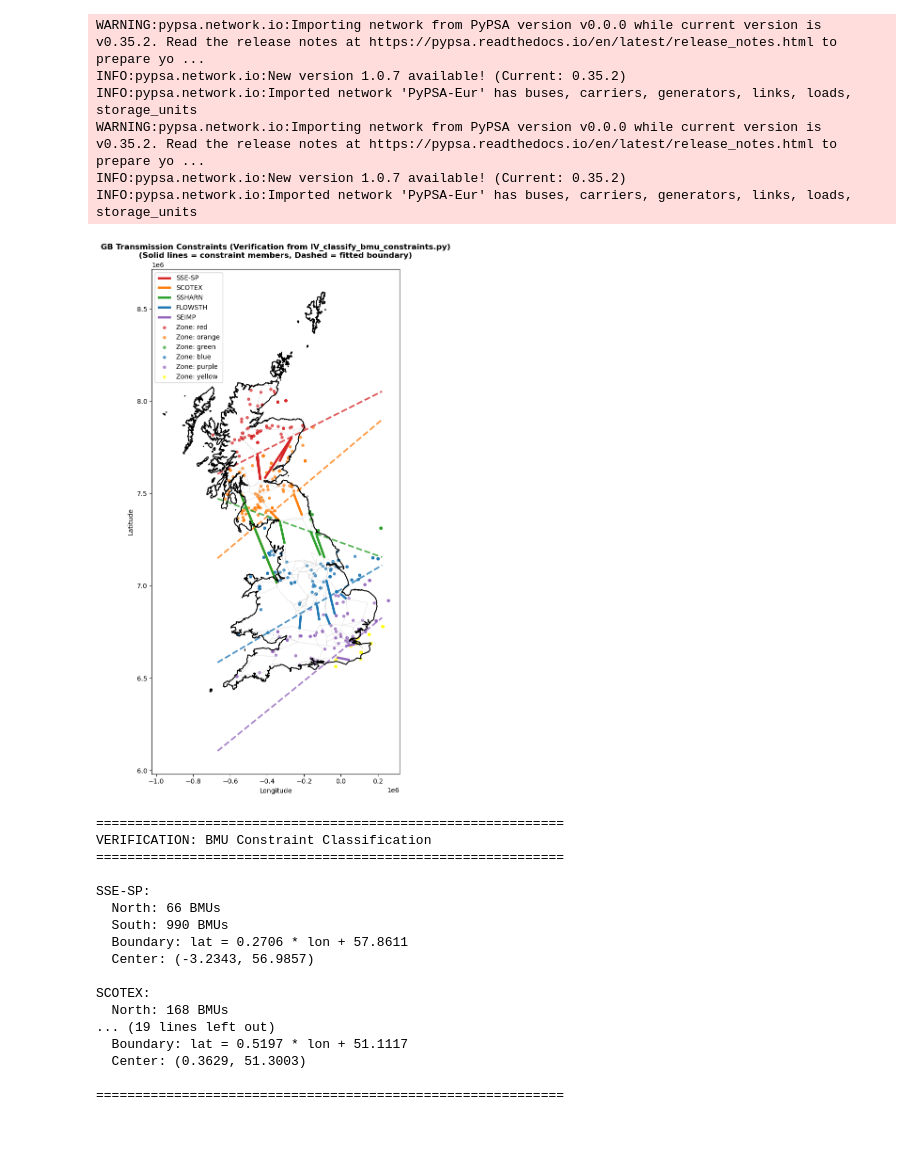
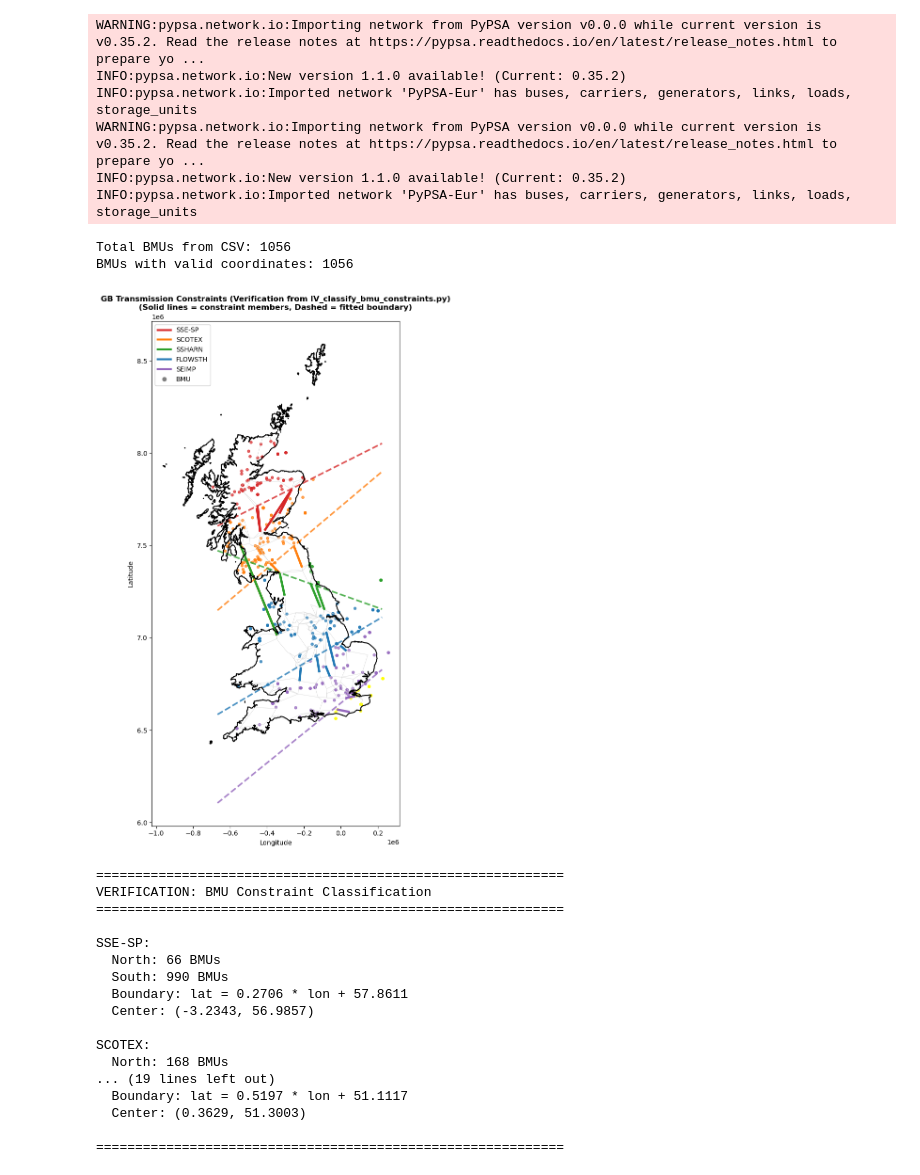
Before and after one commit to IacopoVolpi/MEng_GBPower, a Jupyter notebook: notebooks/IV_plot_transmissions_constraints.ipynb, the cells around one changed output. Cells and saved outputs as stored; diff of their text form; code cells hidden in the pictures; blank space fills up the shorter version.

```diff
--- a/notebooks/IV_plot_transmissions_constraints.ipynb
+++ b/notebooks/IV_plot_transmissions_constraints.ipynb
@@ -121,10 +121,12 @@ gb_shape.to_crs('EPSG:3857').plot(ax=ax, edgecolor='black', facecolor='none', li
 
 # Plot all BMUs colored by their geographic position relative to constraints
 bmu_coords = bmu_class[['lon', 'lat']].copy()
-bmu_coords = bmu_coords[(bmu_coords['lat'] != 'distributed') & (bmu_coords['lon'] != 'distributed')]
 bmu_coords['lat'] = pd.to_numeric(bmu_coords['lat'], errors='coerce')
 bmu_coords['lon'] = pd.to_numeric(bmu_coords['lon'], errors='coerce')
 bmu_coords = bmu_coords.dropna()
+
+print(f"Total BMUs from CSV: {len(bmu_class)}")
+print(f"BMUs with valid coordinates: {len(bmu_coords)}")
 
 # Create color map based on constraint position
 color_map = {
@@ -161,60 +163,76 @@ if len(bmu_coords) > 0:
     for color_name, color_hex in color_map.items():
         mask = [c == color_hex for c in bmu_colors]
         if any(mask):
-            bmu_gdf[mask].plot(ax=ax, color=color_hex, markersize=15, alpha=0.7, zorder=0, label=f'Zone: {color_name}')
+            bmu_gdf[mask].plot(ax=ax, color=color_hex, markersize=15, alpha=0.7, zorder=0)
 
+#ax.legend(loc='upper left', fontsize=10, framealpha=0.95)
 
-ax.legend(loc='upper left', fontsize=10, framealpha=0.95)
+# Create custom legend with constraint lines and single BMU indicator
+from matplotlib.lines import Line2D
+
+# Create custom legend with constraint lines and single BMU indicator
+from matplotlib.lines import Line2D
+legend_elements = [
+    Line2D([0], [0], color='#d62728', linewidth=3, label='SSE-SP'),
+    Line2D([0], [0], color='#ff7f0e', linewidth=3, label='SCOTEX'),
+    Line2D([0], [0], color='#2ca02c', linewidth=3, label='SSHARN'),
+    Line2D([0], [0], color='#1f77b4', linewidth=3, label='FLOWSTH'),
+    Line2D([0], [0], color='#9467bd', linewidth=3, label='SEIMP'),
+    Line2D([0], [0], marker='o', color='w', markerfacecolor='gray', markersize=8, label='BMU'),
+]
+ax.legend(handles=legend_elements, loc='upper left', fontsize=10, framealpha=0.95)
 ax.set_title('GB Transmission Constraints (Verification from IV_classify_bmu_constraints.py)\n(Solid lines = constraint members, Dashed = fitted boundary)',
              fontsize=12, fontweight='bold')
 ax.set_xlabel('Longitude')
 ax.set_ylabel('Latitude')
 
 plt.tight_layout()
 plt.show()
 
 # Print verification summary from the script outputs
 print("\n" + "="*60)
 print("VERIFICATION: BMU Constraint Classification")
 print("="*60)
 
 for constraint_name in constraint_order:
     side_col = f'{constraint_name}_side'
     if side_col in bmu_class.columns:
         north_count = (bmu_class[side_col] == 'north').sum()
         south_count = (bmu_class[side_col] == 'south').sum()
         print(f"\n{constraint_name}:")
         print(f"  North: {north_count} BMUs")
         print(f"  South: {south_count} BMUs")
 
         if constraint_name in boundary_params:
             params = boundary_params[constraint_name]
             print(f"  Boundary: lat = {params['slope']:.4f} * lon + {params['intercept']:.4f}")
             print(f"  Center: ({params['center_lon']:.4f}, {params['center_lat']:.4f})")
 
 print("\n" + "="*60)
 # %% [output]
 WARNING:pypsa.network.io:Importing network from PyPSA version v0.0.0 while current version is v0.35.2. Read the release notes at https://pypsa.readthedocs.io/en/latest/release_notes.html to prepare yo ...
-INFO:pypsa.network.io:New version 1.0.7 available! (Current: 0.35.2)
+INFO:pypsa.network.io:New version 1.1.0 available! (Current: 0.35.2)
 INFO:pypsa.network.io:Imported network 'PyPSA-Eur' has buses, carriers, generators, links, loads, storage_units
 WARNING:pypsa.network.io:Importing network from PyPSA version v0.0.0 while current version is v0.35.2. Read the release notes at https://pypsa.readthedocs.io/en/latest/release_notes.html to prepare yo ...
-INFO:pypsa.network.io:New version 1.0.7 available! (Current: 0.35.2)
+INFO:pypsa.network.io:New version 1.1.0 available! (Current: 0.35.2)
 INFO:pypsa.network.io:Imported network 'PyPSA-Eur' has buses, carriers, generators, links, loads, storage_units
+Total BMUs from CSV: 1056
+BMUs with valid coordinates: 1056
-[figure, old version]
+[figure, new version]
-============================================================
-VERIFICATION: BMU Constraint Classification
-============================================================
-
-SSE-SP:
-  North: 66 BMUs
-  South: 990 BMUs
-  Boundary: lat = 0.2706 * lon + 57.8611
-  Center: (-3.2343, 56.9857)
-
-SCOTEX:
-  North: 168 BMUs
-... (19 lines left out)
-  Boundary: lat = 0.5197 * lon + 51.1117
-  Center: (0.3629, 51.3003)
-
-============================================================
+============================================================
+VERIFICATION: BMU Constraint Classification
+============================================================
+
+SSE-SP:
+  North: 66 BMUs
+  South: 990 BMUs
+  Boundary: lat = 0.2706 * lon + 57.8611
+  Center: (-3.2343, 56.9857)
+
+SCOTEX:
+  North: 168 BMUs
+... (19 lines left out)
+  Boundary: lat = 0.5197 * lon + 51.1117
+  Center: (0.3629, 51.3003)
+
+============================================================
```
Also changed, not shown: 5 other files.
